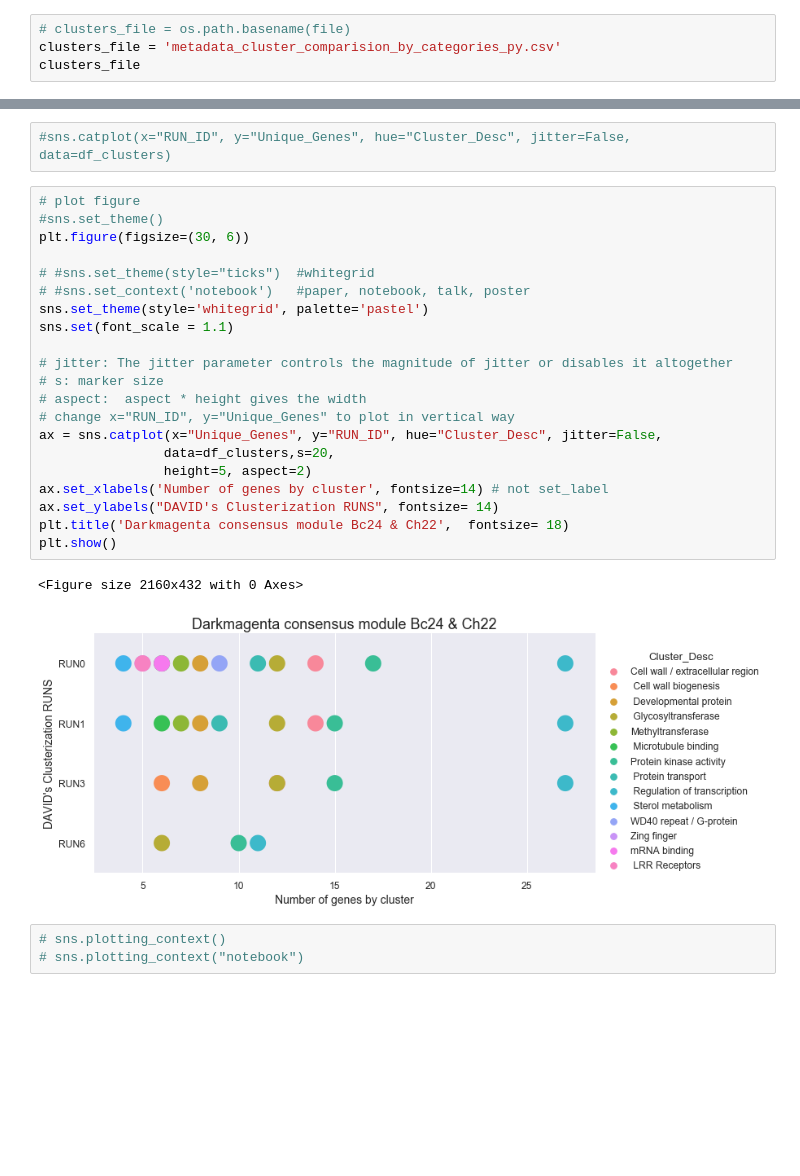
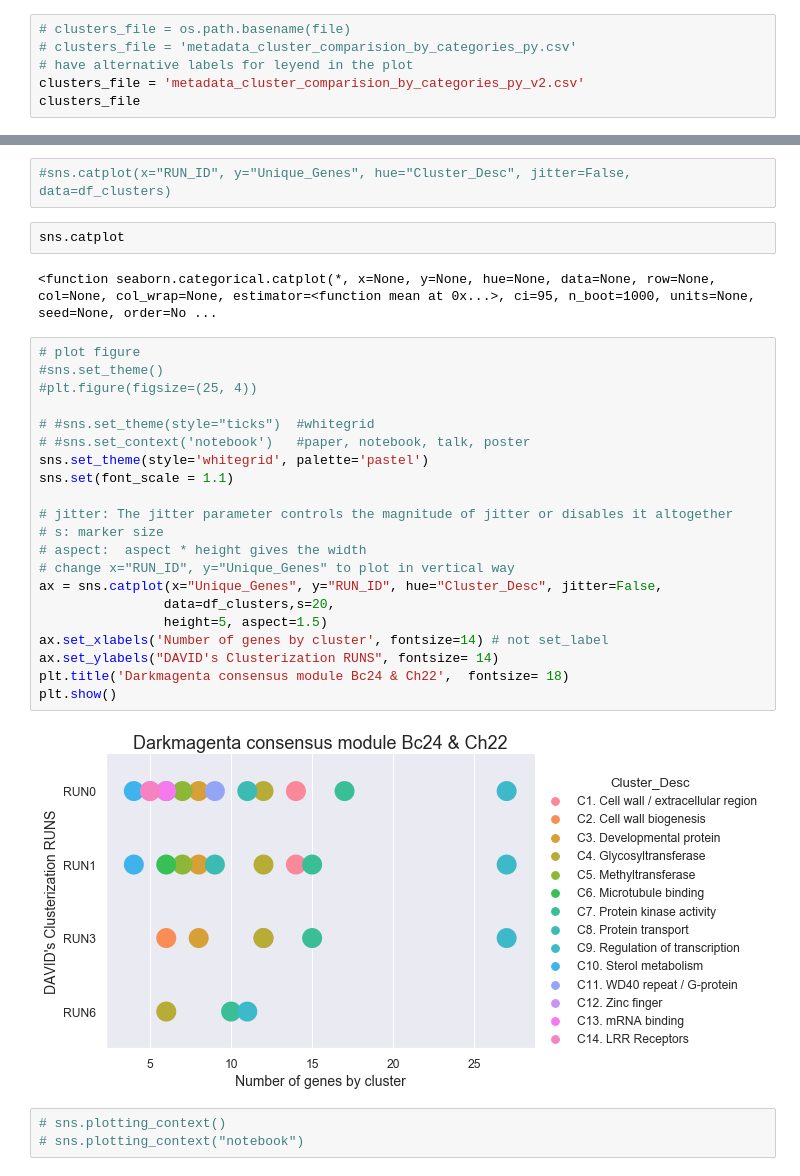
Before and after one commit to cyntsc/meta-analisis-athal, a Jupyter notebook: notebooks/10_Bubble_plot_for_DAVIDClust_comparison.ipynb, the cells around one changed output, grey strips where cells are left out. Saved outputs shown, nothing was run; the diff lists cells and outputs as text; blank space fills up the shorter version.

Commit message:
Mejoras en el diseño del catplot

```diff
--- a/notebooks/10_Bubble_plot_for_DAVIDClust_comparison.ipynb
+++ b/notebooks/10_Bubble_plot_for_DAVIDClust_comparison.ipynb
@@ -35,6 +35,8 @@ except OSError:
 Directory changed: /home/cyntsc/Proyectos/tesis-code/meta-xtrome-analysis/results-data/MG_DarkMagenta_WGCNA_DAVID_VisANT
 # %%
 # clusters_file = os.path.basename(file)
-clusters_file = 'metadata_cluster_comparision_by_categories_py.csv'
+# clusters_file = 'metadata_cluster_comparision_by_categories_py.csv'
+# have alternative labels for leyend in the plot
+clusters_file = 'metadata_cluster_comparision_by_categories_py_v2.csv'
 clusters_file
 # %% [output]
@@ -65,29 +67,32 @@ df_clusters.head(15)
 # %%
 #sns.catplot(x="RUN_ID", y="Unique_Genes", hue="Cluster_Desc", jitter=False, data=df_clusters)
+# %%
+sns.catplot
+# %% [output]
+<function seaborn.categorical.catplot(*, x=None, y=None, hue=None, data=None, row=None, col=None, col_wrap=None, estimator=<function mean at 0x...>, ci=95, n_boot=1000, units=None, seed=None, order=No ...
 # %%
 # plot figure
 #sns.set_theme()
-plt.figure(figsize=(30, 6))
+#plt.figure(figsize=(25, 4))
 
 # #sns.set_theme(style="ticks")  #whitegrid
 # #sns.set_context('notebook')   #paper, notebook, talk, poster
 sns.set_theme(style='whitegrid', palette='pastel')
 sns.set(font_scale = 1.1)
 
 # jitter: The jitter parameter controls the magnitude of jitter or disables it altogether
 # s: marker size
 # aspect:  aspect * height gives the width
 # change x="RUN_ID", y="Unique_Genes" to plot in vertical way
 ax = sns.catplot(x="Unique_Genes", y="RUN_ID", hue="Cluster_Desc", jitter=False,
                 data=df_clusters,s=20,
-                height=5, aspect=2)
+                height=5, aspect=1.5)
 ax.set_xlabels('Number of genes by cluster', fontsize=14) # not set_label
 ax.set_ylabels("DAVID's Clusterization RUNS", fontsize= 14)
 plt.title('Darkmagenta consensus module Bc24 & Ch22',  fontsize= 18)
 plt.show()
 # %% [output]
-<Figure size 2160x432 with 0 Axes>
-[figure, old version]
+[figure, new version]
 # %%
 # sns.plotting_context()
 # sns.plotting_context("notebook")
```
Also changed, not shown: parts of 4 cells of this notebook.
